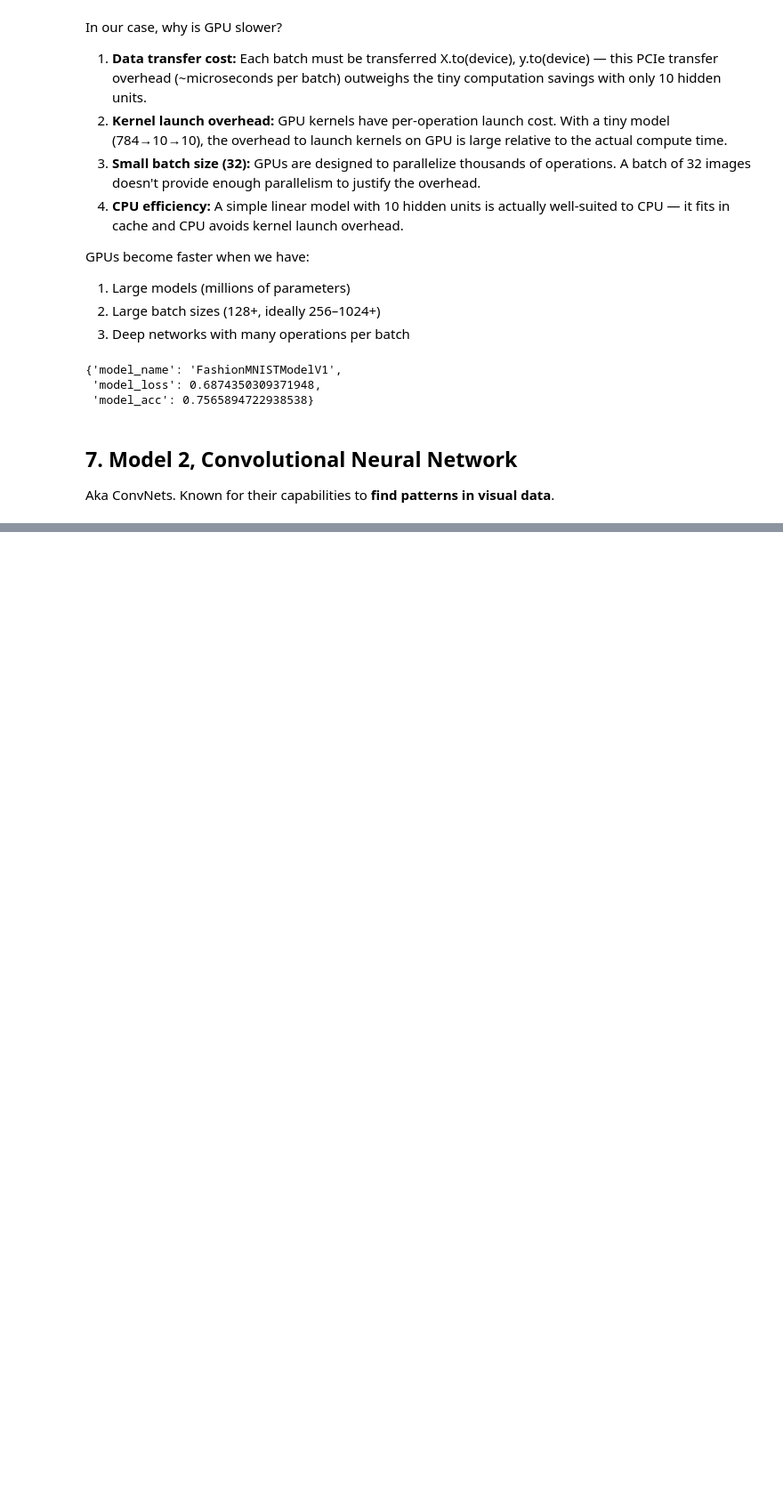
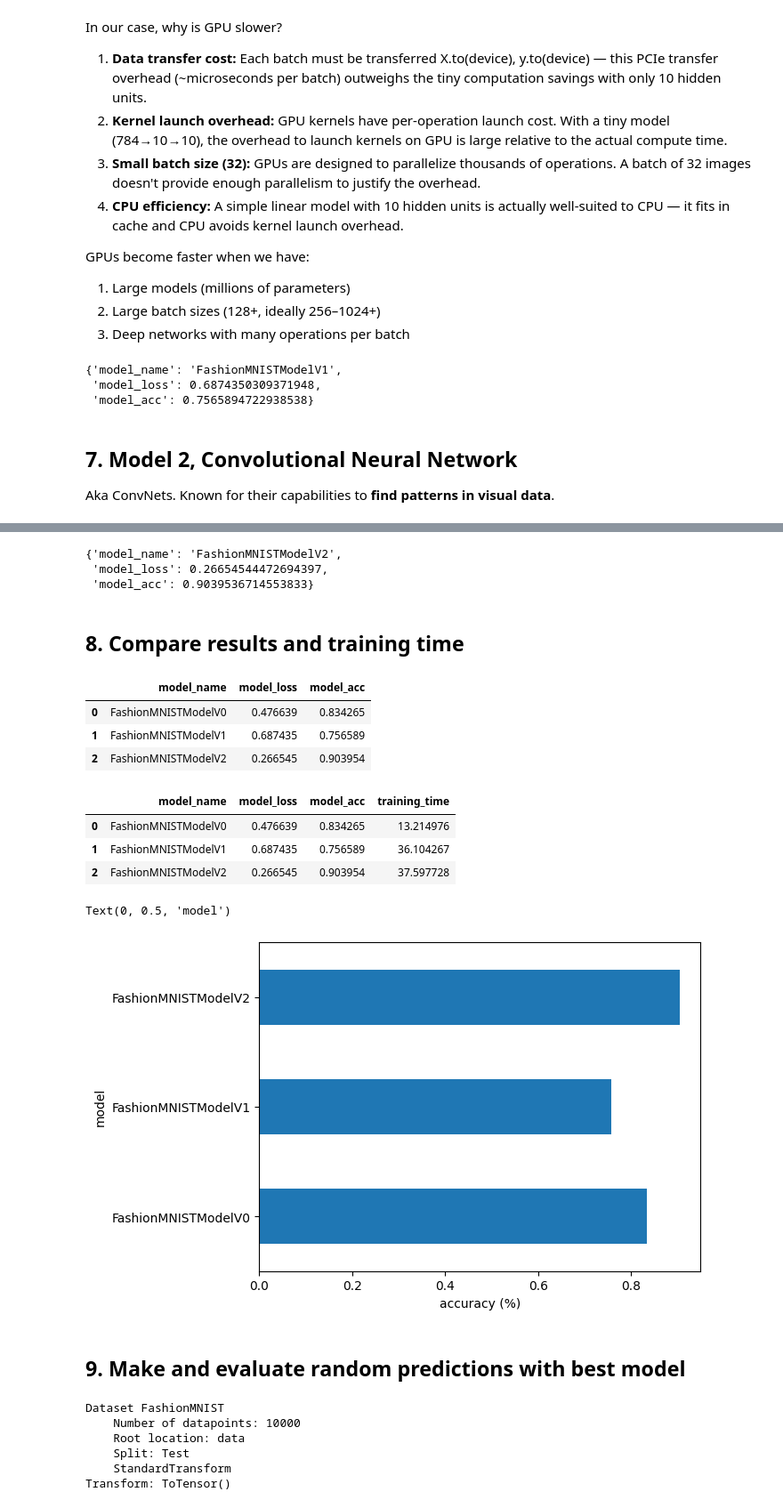
Before and after one commit to arkaseth/PyTorch-practice, a Jupyter notebook: 3_PyTorch_computer_vision.ipynb, the cells around one changed output, grey strips where cells are left out. Shown at 89% size. Drawn from its saved outputs; the diff is of its cells as text; code cells hidden in the pictures; blank space fills up the shorter version.

```diff
--- a/3_PyTorch_computer_vision.ipynb
+++ b/3_PyTorch_computer_vision.ipynb
@@ -654,0 +805,15 @@ Aka ConvNets. Known for their capabilities to **find patterns in visual data**.
+# %%
+torch.manual_seed(42)
+torch.cuda.manual_seed(42)
+
+epochs = 3
+
+start = timer()
+
+for epoch in tqdm(range(epochs)):
+    print(f"Epoch: {epoch}\n-----------")
+    train_step(model=model_2, data_loader=train_dataloader, loss_fn=loss_fn, optimizer=optimizer, acc_fn=acc_fn, device=device)
+    test_step(model=model_2, data_loader=train_dataloader, loss_fn=loss_fn, acc_fn=acc_fn, device=device)
+
+end = timer()
+time_model_2 = print_train_time(start=start, end=end)
@@ -654,0 +834,39 @@ Aka ConvNets. Known for their capabilities to **find patterns in visual data**.
+# %%
+# Get model_2 results
+model_2_results = eval_model(model=model_2, data_loader=test_dataloader, loss_fn=loss_fn, acc_fn=acc_fn, device=device)
+model_2_results
+# %% [output]
+{'model_name': 'FashionMNISTModelV2',
+ 'model_loss': 0.26654544472694397,
+ 'model_acc': 0.9039536714553833}
+# %% [markdown]
+## 8. Compare results and training time
+# %%
+import pandas as pd
+
+results = pd.DataFrame([model_0_results, model_1_results, model_2_results])
+results
+# %% [output]
+|  | model_name | model_loss | model_acc |
+| 0 | FashionMNISTModelV0 | 0.476639 | 0.834265 |
+| 1 | FashionMNISTModelV1 | 0.687435 | 0.756589 |
+| 2 | FashionMNISTModelV2 | 0.266545 | 0.903954 |
+# %%
+# Add training time to results comparison
+results['training_time'] = [time_model_0, time_model_1, time_model_2]
+results
+# %% [output]
+|  | model_name | model_loss | model_acc | training_time |
+| 0 | FashionMNISTModelV0 | 0.476639 | 0.834265 | 13.214976 |
+| 1 | FashionMNISTModelV1 | 0.687435 | 0.756589 | 36.104267 |
+| 2 | FashionMNISTModelV2 | 0.266545 | 0.903954 | 37.597728 |
+# %%
+# Visualize the model results
+results.set_index("model_name")["model_acc"].plot(kind="barh")
+plt.xlabel("accuracy (%)")
+plt.ylabel("model")
+# %% [output]
+Text(0, 0.5, 'model')
+[figure, added]
+# %% [markdown]
+## 9. Make and evaluate random predictions with best model
@@ -654,0 +894,9 @@ Aka ConvNets. Known for their capabilities to **find patterns in visual data**.
+# %%
+test_data
+# %% [output]
+Dataset FashionMNIST
+    Number of datapoints: 10000
+    Root location: data
+    Split: Test
+    StandardTransform
+Transform: ToTensor()
```
Also changed, not shown: parts of 37 cells of this notebook.
